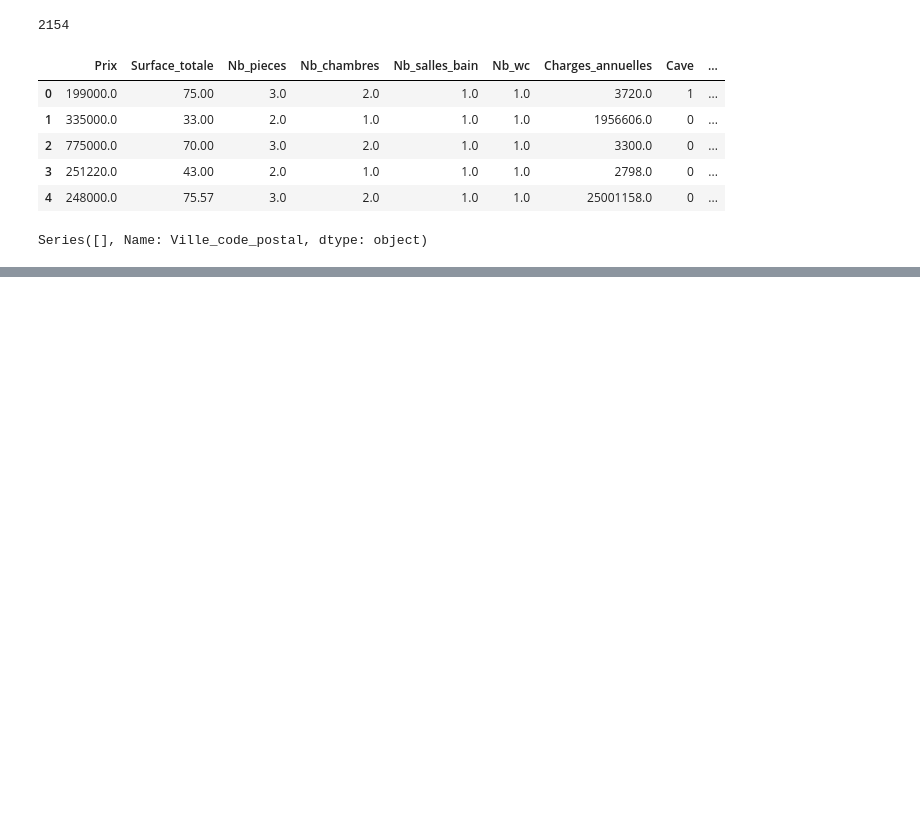
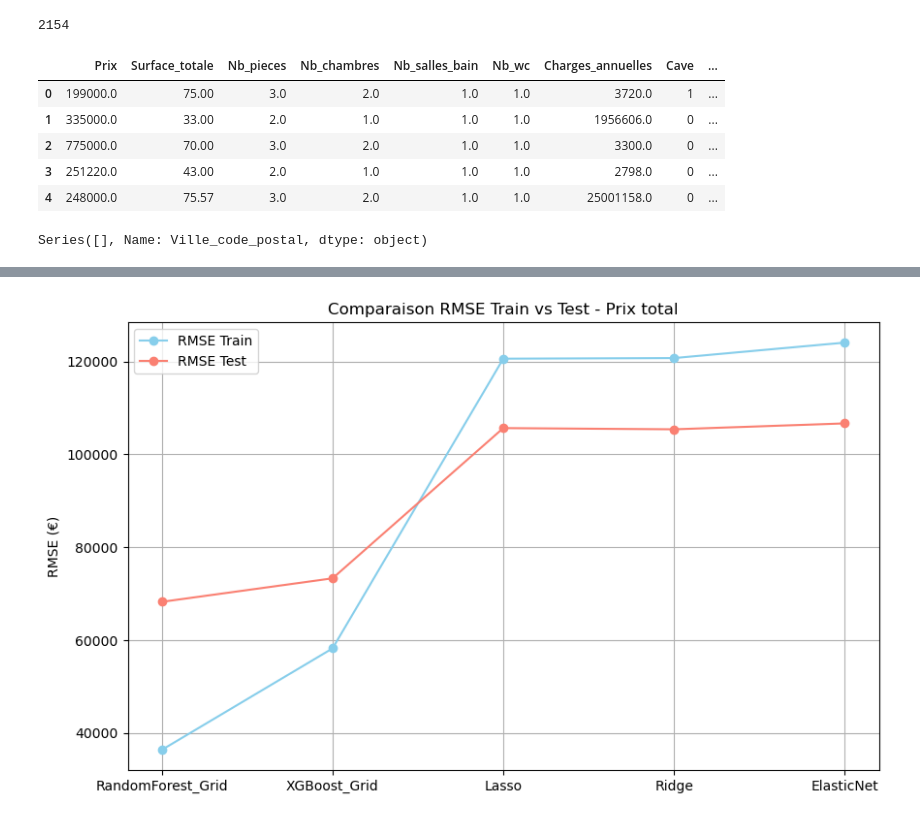
Before and after one commit to Maxencegu/projet_immo, a Jupyter notebook: Projet_immo_v3.ipynb, the cells around one changed output, grey strips where cells are left out. Cells and saved outputs as stored; diff of their text form; code cells hidden in the pictures; blank space fills up the shorter version.

```diff
--- a/Projet_immo_v3.ipynb
+++ b/Projet_immo_v3.ipynb
@@ -1840,0 +2104,20 @@ Une approche **AutoML** a été utilisée afin de vérifier si une exploration a
+# %%
+import matplotlib.pyplot as plt
+
+# Modèles dans l'ordre du récap
+models = ['RandomForest_Grid', 'XGBoost_Grid', 'Lasso', 'Ridge', 'ElasticNet']
+
+# RMSE train et test issus de tes résultats V4
+rmse_train = [36365.38, 58219.22, 120615.05, 120746.81, 124075.93]
+rmse_test  = [68244.19, 73307.32, 105662.15, 105401.54, 106669.92]
+
+plt.figure(figsize=(10,6))
+plt.plot(models, rmse_train, marker='o', label='RMSE Train', color='skyblue')
+plt.plot(models, rmse_test, marker='o', label='RMSE Test', color='salmon')
+plt.title('Comparaison RMSE Train vs Test - Prix total')
+plt.ylabel('RMSE (€)')
+plt.grid(True)
+plt.legend()
+plt.show()
+# %% [output]
+[figure, added]
```
Also changed, not shown: parts of 11 cells of this notebook, 2 other files.
